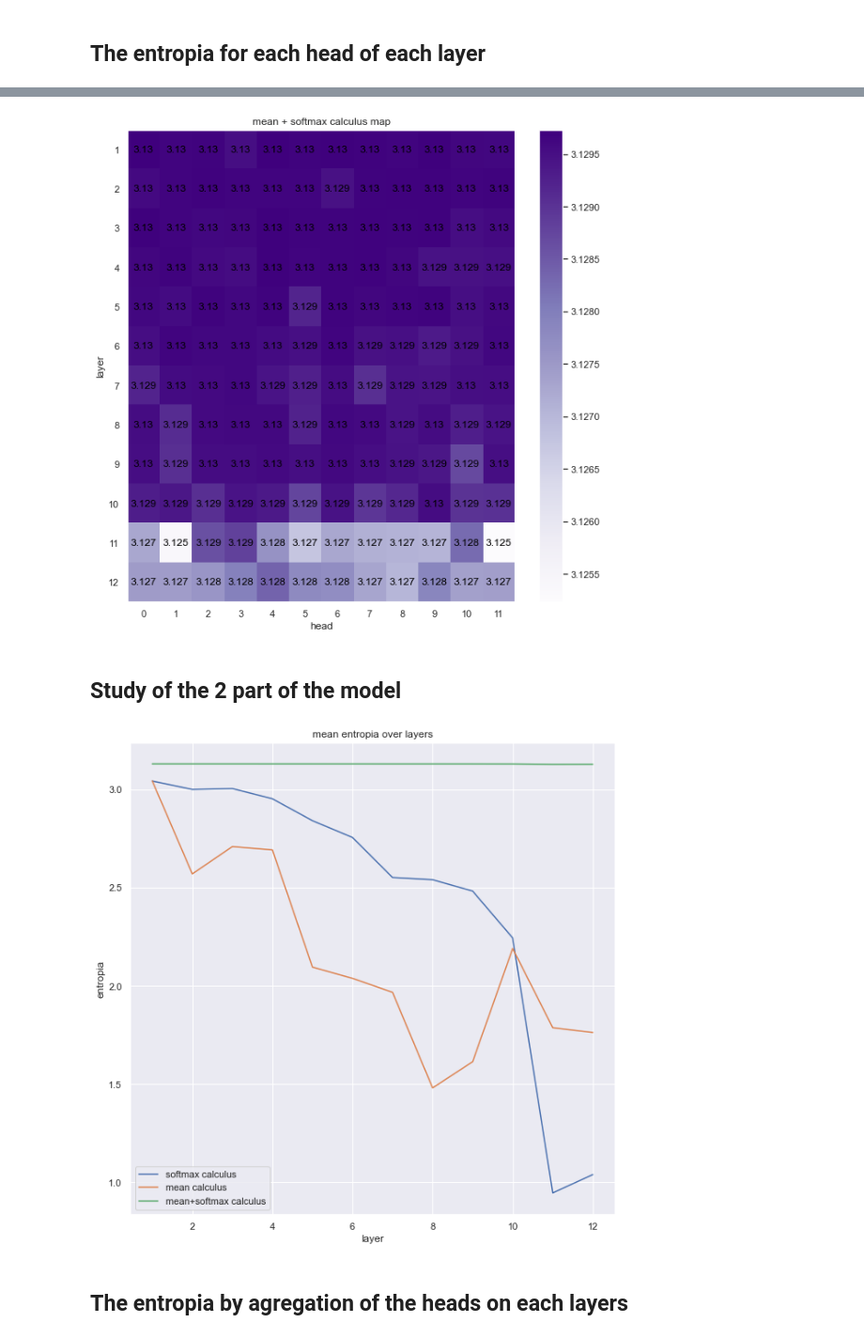
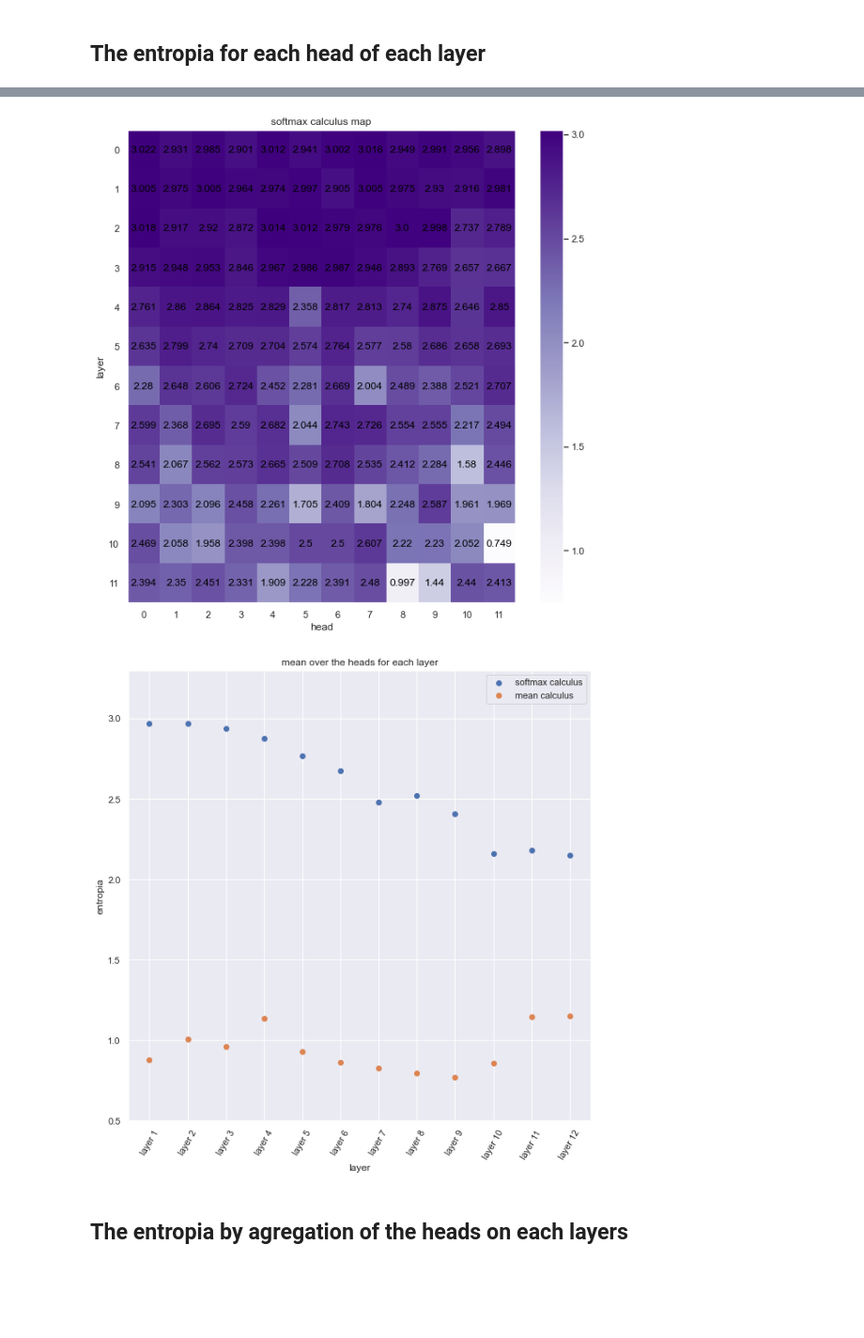
Before and after one commit to lolofo/stage_4_gm, a Jupyter notebook: attention_algorithms/notebooks/entropy_study/Map Metrics.ipynb, the cells around one changed output, grey strips where cells are left out. Shown at 94% size. Drawn from its saved outputs; the diff is of its cells as text; code cells hidden in the pictures; blank space fills up the shorter version.

Commit message:
entropy study

```diff
--- a/attention_algorithms/notebooks/entropy_study/Map Metrics.ipynb
+++ b/attention_algorithms/notebooks/entropy_study/Map Metrics.ipynb
@@ -49,7 +32,7 @@ Some weights of the model checkpoint at bert-base-uncased were not used when ini
 data_dir = os.path.join(".cache", "raw_data", "e_snli")
 
 dm = SNLIDataModule(cache=data_dir,
-                   batch_size = 1,
+                   batch_size = 4,
                    num_workers = 4,
                    nb_data = 999 # multiple of three for the consistency
                    )
@@ -121,27 +211,31 @@ plt.savefig(os.path.join(os.getcwd(),".cache","plots","entropy_study", "mean_ent
 # %%
-softmax_mean_fig = default_plot_colormap(map = mean_softmax_calculus/999,
-                                         xlabel = "head",
-                                         ylabel = "layer",
-                                         title = "mean + softmax calculus map")
-plt.savefig(os.path.join(os.getcwd(),".cache","plots","entropy_study", "mean_softmax_entropy_map.png"))
+softmax_fig = default_plot_colormap(map = softmax_calculus/999,
+                                    xlabel = "head",
+                                    ylabel = "layer",
+                                    title = "softmax calculus map")
+
+plt.savefig(os.path.join(os.getcwd(),".cache","plots","entropy_study", "softmax_entropy_punctuation_less_map.png"))
 # %% [output]
-[figure, old version]
+[figure, new version]
-# %% [markdown]
-## Study of the 2 part of the model
 # %%
 fig = plt.figure(figsize=(10,10))
 
-txt = plt.title("mean entropia over layers")
+txt = plt.title("mean over the heads for each layer")
 
-plt.plot(list(range(1,13)), np.sum(softmax_calculus/999, axis=-1)/12, label="softmax calculus")
-plt.plot(list(range(1,13)), np.sum(mean_calculus/999, axis=-1)/12, label="mean calculus")
-plt.plot(list(range(1,13)), np.sum(mean_softmax_calculus/999, axis=-1)/12, label="mean+softmax calculus")
+plt.scatter(list(range(1,13)), np.sum(softmax_calculus/999, axis=-1)/12, label="softmax calculus")
+plt.scatter(list(range(1,13)), np.sum(mean_calculus/999, axis=-1)/12, label="mean calculus")
+
+plt.ylim((0.5, 3.3))
 
 plt.ylabel("entropia")
 plt.xlabel("layer")
 
+x = list(range(1, 13))
+plt.xticks(x, [f"layer {l}" for l in x], rotation=60)
+
 txt = plt.legend()
+plt.savefig(os.path.join(os.getcwd(),".cache","plots","entropy_study", "mean_over_layer_punctuation_less_map.png"))
 # %% [output]
-[figure, old version]
+[figure, new version]
 # %% [markdown]
 ## The entropia by agregation of the heads on each layers
```
Also changed, not shown: parts of 16 cells of this notebook, 1 other file.
